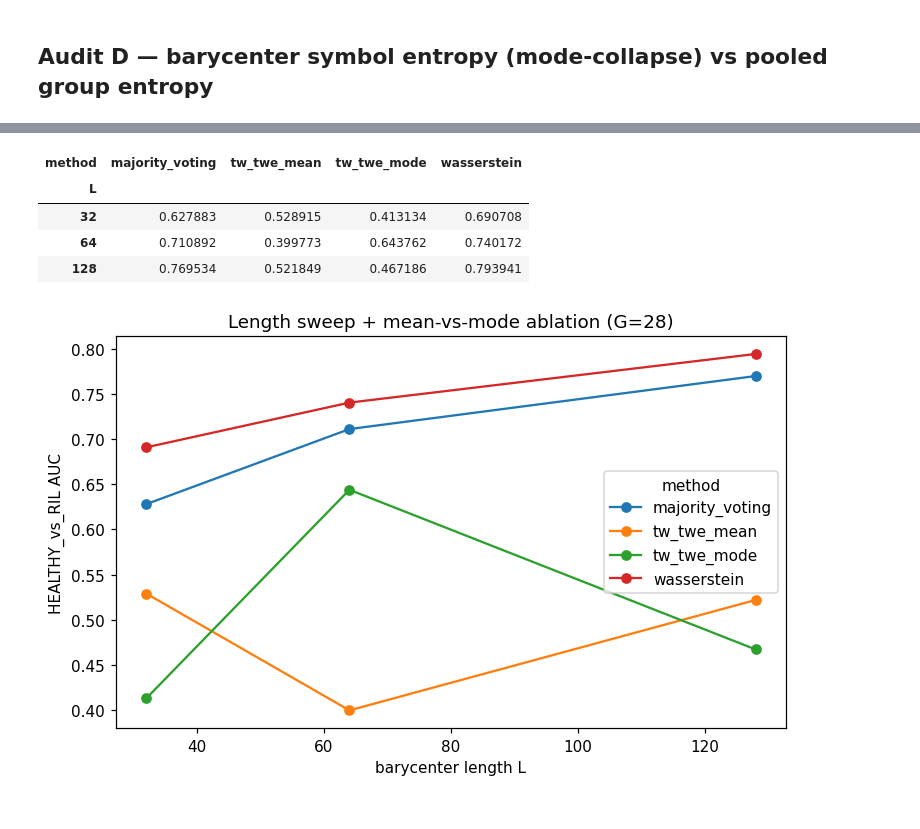
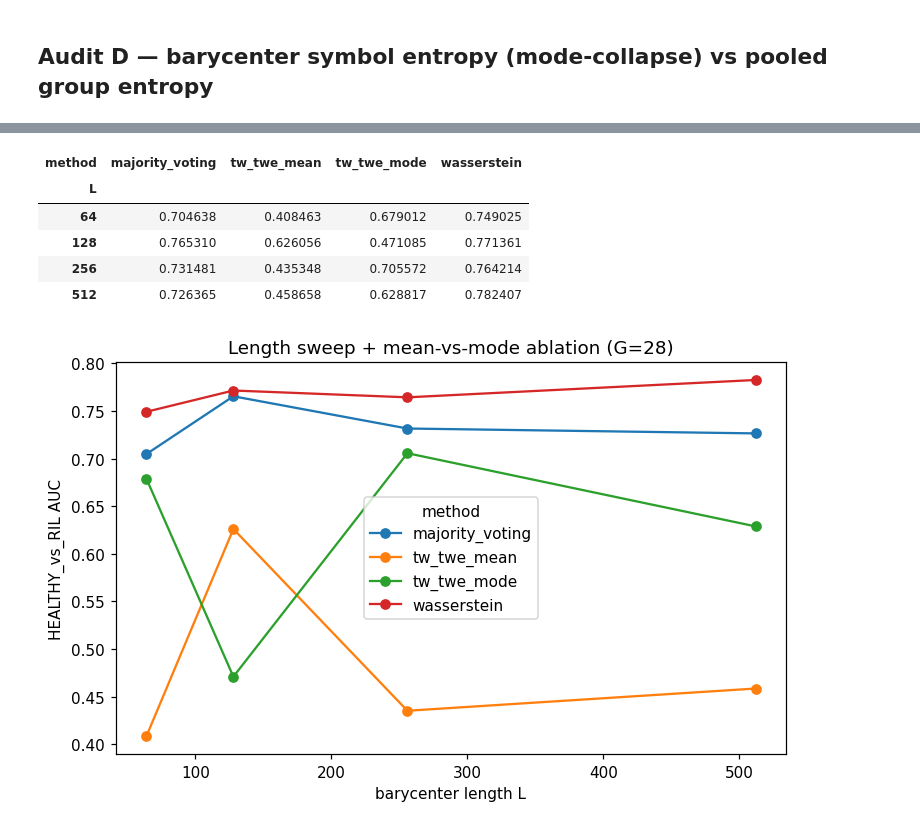
Before and after one commit to samperochon/smartflat, a Jupyter notebook: notebooks/06d_audit_and_experiments.ipynb, the cells around one changed output, grey strips where cells are left out. Cells and saved outputs as stored; diff of their text form; code cells hidden in the pictures.

```diff
--- a/notebooks/06d_audit_and_experiments.ipynb
+++ b/notebooks/06d_audit_and_experiments.ipynb
@@ -10,7 +19,9 @@ Builds on **06c** (loads its cached G=28 artifacts). Two parts:
 # %%
 %load_ext autoreload
 %autoreload 2
-import os, json, numpy as np, pandas as pd, matplotlib.pyplot as plt, seaborn as sns
+import os
+os.environ.setdefault('NUMBA_THREADING_LAYER', 'workqueue')  # fork-safe rTWE under the nbconvert kernel
+import json, numpy as np, pandas as pd, matplotlib.pyplot as plt, seaborn as sns
 from IPython.display import display
 import smartflat
 from joblib import load
@@ -26,7 +37,7 @@ from smartflat.engine.distances._rtwe import rtwe_pairwise_distance, rtwe_alignm
 plt.rcParams['figure.dpi'] = 110
 
 ANN, RND, CFG = 'samperochon', 8, 'SymbolicSourceInferenceGoldConfig'
-L, NU, LMBDA, OFFSET = 64, 1e-4, 0.1, 0.3
+AUDIT_L, NU, LMBDA, OFFSET = 512, 1e-4, 0.1, 0.3   # faithful audit length (was L=64)
 OUT = os.path.join(get_data_root(), 'outputs', 'symbolic_barycenter', 'g28')
 AUD = os.path.join(OUT, 'audit'); EXP = os.path.join(OUT, 'experiments')
 os.makedirs(AUD, exist_ok=True); os.makedirs(EXP, exist_ok=True)
@@ -58,13 +57,13 @@ df.sort_values('task_number_int', ascending=True, inplace=True)
 df = df[df['pathologie'].isin(['HEALTHY', 'RIL', 'TBI'])]
 df.drop_duplicates(subset=['trigram'], keep='first', inplace=True)
 df = df.reset_index(drop=True)
-X_cat = np.vstack([upsample_sequence(np.asarray(s), L)
+# embedding-level, interpolated to the faithful audit length
+X_cat = np.vstack([upsample_sequence(np.asarray(s), AUDIT_L)
                    for s in df['int_cat_segm_embedding_labels']]).astype(int)
 labels = df['pathologie'].values.astype(object)
 G28 = D_G_cat.shape[0]
 print('cohort:', df.groupby('pathologie').size().to_dict(), '| X_cat', X_cat.shape)
 
-# group barycenters (mode-DBA) on the full cohort, for the audits
 GROUPS = ['HEALTHY', 'RIL', 'TBI']
 bary_mode = {g: B.barycenter_mode_dba(X_cat[labels == g], D_G_cat, nu=NU, lmbda=LMBDA) for g in GROUPS}
 def hist(x, G=G28):
@@ -298,9 +300,8 @@ piv = exp_all.groupby(['method', 'comparison'])['auc'].mean().unstack()
 piv = piv.reindex([m for m in order if m in piv.index])
 fig, ax = plt.subplots(figsize=(12, 5))
 piv[[c for c in THREE if c in piv.columns]].plot(kind='bar', ax=ax, width=0.8)
-mv = piv.loc['majority_voting'] if 'majority_voting' in piv.index else None
 ax.axhline(0.5, ls='--', c='gray', lw=1)
-ax.set_ylabel('AUC'); ax.set_ylim(0.3, 1.0); ax.set_title('Beat-majority-voting experiments (G=28)')
+ax.set_ylabel('AUC'); ax.set_ylim(0.3, 1.0); ax.set_title('Beat-majority-voting experiments (G=28, L=512)')
 ax.legend(title='comparison', bbox_to_anchor=(1.01, 1), loc='upper left')
 plt.xticks(rotation=45, ha='right'); plt.tight_layout()
 plt.savefig(os.path.join(EXP, 'beat_mv_auc_bars.png'), dpi=130); plt.show()
@@ -309,29 +310,30 @@ plt.savefig(os.path.join(EXP, 'beat_mv_auc_bars.png'), dpi=130); plt.show()
 # %%
-# --- Exp (d): barycenter-length sweep + mean-vs-mode ablation ---
+# --- Exp (d): length sweep + mean-vs-mode ablation (now spanning the faithful regime) ---
 len_rows = []
-for Lx in [32, 64, 128]:
+for Lx in [64, 128, 256, 512]:
     Xx = np.vstack([upsample_sequence(np.asarray(s), Lx) for s in df['int_cat_segm_embedding_labels']]).astype(int)
     msets = {
         'wasserstein': B.default_baseline_methods(D_G_cat, nu=NU, lmbda=LMBDA)['wasserstein'],
         'majority_voting': B.default_baseline_methods(D_G_cat, nu=NU, lmbda=LMBDA)['majority_voting'],
         'tw_twe_mode': {'build': lambda X, seed: B.barycenter_mode_dba(X, D_G_cat, nu=NU, lmbda=LMBDA),
                         'distance': lambda s, b: B.dist_neg_pmatch(s, b, D_G_cat, nu=NU, lmbda=LMBDA)},
         'tw_twe_mean': {'build': lambda X, seed: B.barycenter_mean_rtwe_dba(X, D_G_cat, nu=NU, lmbda=LMBDA, init='random', project='round', random_state=seed),
                         'distance': lambda s, b: B.dist_neg_pmatch(s, b, D_G_cat, nu=NU, lmbda=LMBDA)},
     }
     r = B.evaluate_baselines(Xx, labels, msets, n_splits=3, n_inits=1, random_state=7)
     for m in msets:
         len_rows.append({'L': Lx, 'method': m,
                          'HEALTHY_vs_RIL': r[(r.method == m) & (r.comparison == 'HEALTHY_vs_RIL')]['auc'].mean()})
 ldf = pd.DataFrame(len_rows).pivot(index='L', columns='method', values='HEALTHY_vs_RIL')
 display(ldf)
 ax = ldf.plot(marker='o', figsize=(7, 4.5)); ax.set_ylabel('HEALTHY_vs_RIL AUC'); ax.set_xlabel('barycenter length L')
 ax.set_title('Length sweep + mean-vs-mode ablation (G=28)')
 plt.tight_layout(); plt.savefig(os.path.join(EXP, 'length_meanmode_ablation.png'), dpi=130); plt.show()
 # %% [output]
 | method | majority_voting | tw_twe_mean | tw_twe_mode | wasserstein |
 | L |  |  |  |  |
-| 32 | 0.627883 | 0.528915 | 0.413134 | 0.690708 |
-| 64 | 0.710892 | 0.399773 | 0.643762 | 0.740172 |
-| 128 | 0.769534 | 0.521849 | 0.467186 | 0.793941 |
+| 64 | 0.704638 | 0.408463 | 0.679012 | 0.749025 |
+| 128 | 0.765310 | 0.626056 | 0.471085 | 0.771361 |
+| 256 | 0.731481 | 0.435348 | 0.705572 | 0.764214 |
+| 512 | 0.726365 | 0.458658 | 0.628817 | 0.782407 |
-[figure, old version]
+[figure, new version]
```
Also changed, not shown: parts of 17 cells of this notebook, 7 other files.
